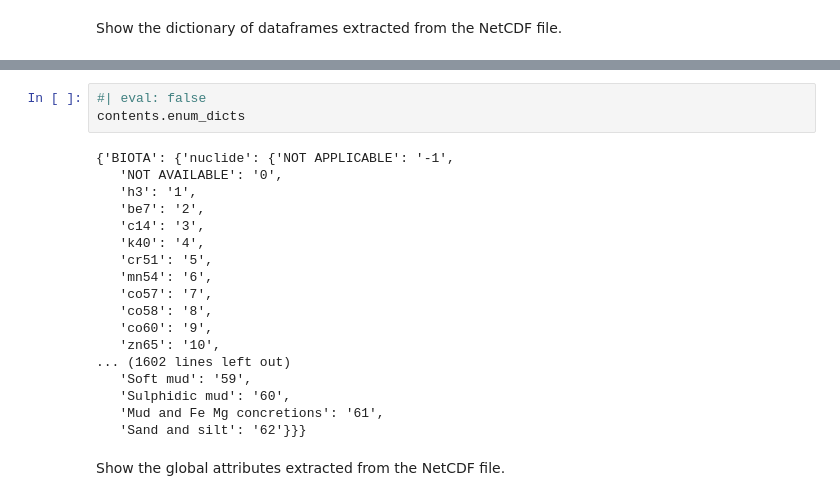
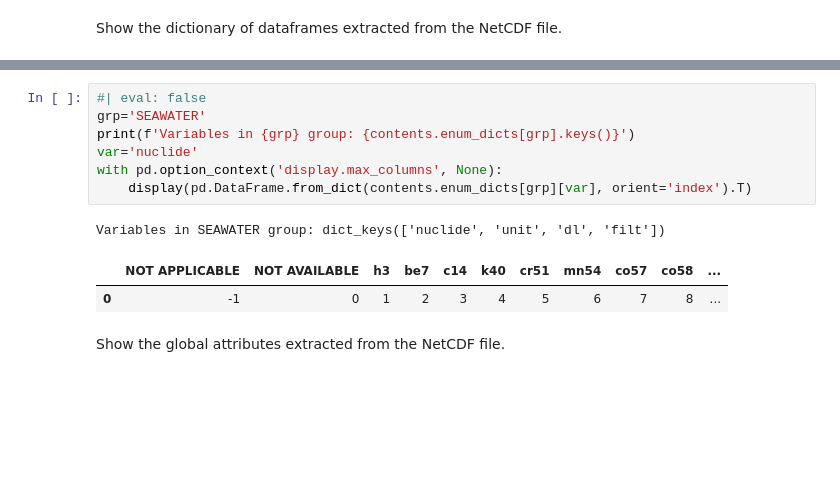
Before and after one commit to franckalbinet/marisco, a Jupyter notebook: nbs/handlers/data_format_transformation.ipynb, the cells around one changed output, grey strips where cells are left out. Drawn from its saved outputs; the diff is of its cells as text; blank space fills up the shorter version.

```diff
--- a/nbs/handlers/data_format_transformation.ipynb
+++ b/nbs/handlers/data_format_transformation.ipynb
@@ -104,24 +93,14 @@ Show the dictionary of enums extracted from the NetCDF file.
-# %%
-#| eval: false
-contents.enum_dicts
-# %% [output]
-{'BIOTA': {'nuclide': {'NOT APPLICABLE': '-1',
-   'NOT AVAILABLE': '0',
-   'h3': '1',
-   'be7': '2',
-   'c14': '3',
-   'k40': '4',
-   'cr51': '5',
-   'mn54': '6',
-   'co57': '7',
-   'co58': '8',
-   'co60': '9',
-   'zn65': '10',
-... (1602 lines left out)
-   'Soft mud': '59',
-   'Sulphidic mud': '60',
-   'Mud and Fe Mg concretions': '61',
-   'Sand and silt': '62'}}}
+# %%
+#| eval: false
+grp='SEAWATER'
+print(f'Variables in {grp} group: {contents.enum_dicts[grp].keys()}')
+var='nuclide'
+with pd.option_context('display.max_columns', None):
+    display(pd.DataFrame.from_dict(contents.enum_dicts[grp][var], orient='index').T)
+# %% [output]
+Variables in SEAWATER group: dict_keys(['nuclide', 'unit', 'dl', 'filt'])
+|  | NOT APPLICABLE | NOT AVAILABLE | h3 | be7 | c14 | k40 | cr51 | mn54 | co57 | co58 | ... |
+| 0 | -1 | 0 | 1 | 2 | 3 | 4 | 5 | 6 | 7 | 8 | ... |
 # %% [markdown]
 Show the global attributes extracted from the NetCDF file.
 # %%
```
Also changed, not shown: parts of 22 cells of this notebook, 12 other files.
